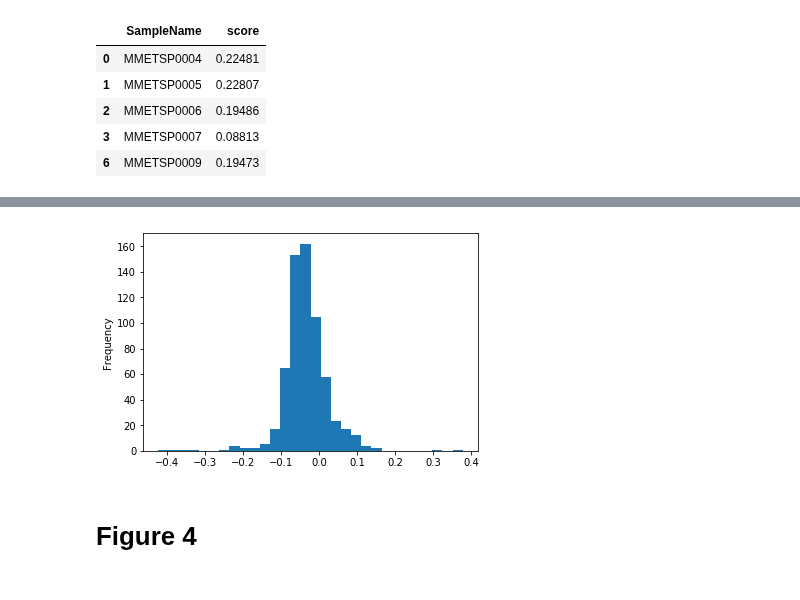
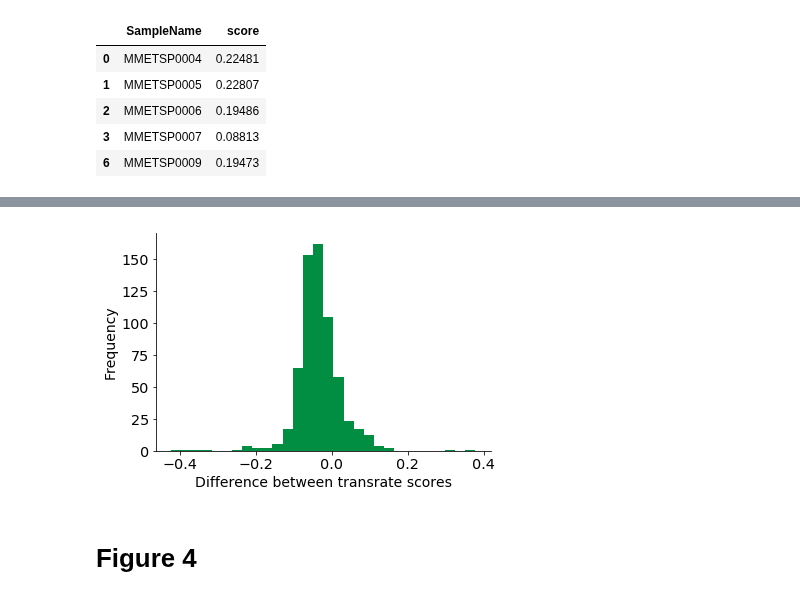
Before and after one commit to johnsolk/MMETSP, a Jupyter notebook: notebooks/GigaScience_Figures_all_evaluation_matrix.ipynb, the cells around one changed output, grey strips where cells are left out. Saved outputs shown, nothing was run; the diff lists cells and outputs as text; code cells hidden in the pictures.

Commit message:
updated paper and figure

```diff
--- a/notebooks/GigaScience_Figures_all_evaluation_matrix.ipynb
+++ b/notebooks/GigaScience_Figures_all_evaluation_matrix.ipynb
@@ -242,12 +242,20 @@ savefig('../paper/transrate_nt.pdf',bbox_inches="tight")
 # %%
+from matplotlib.patches import Ellipse, Polygon
 ncgr_tmp = ncgr_nt_transrate_score.set_index("SampleName")
 dib_tmp = dib_transrate_score.set_index("SampleName")
 diff_tmp = dib_tmp - ncgr_tmp
-diff_tmp.plot(kind='hist', bins=30,legend=False)
+ax = diff_tmp.plot(kind='hist', bins=30,legend=False,color='#018E42')
+ax.set_xlabel("Difference between transrate scores",fontsize=14)
+ax.set_ylabel("Frequency",fontsize=14)
+ax.spines['top'].set_visible(False)
+ax.spines['right'].set_visible(False)
+ax.tick_params(axis= 'both',labelsize='x-large')
+ax.tick_params(axis='x', which='both', top='off')
+#ax.tick_params(axis='y', which='both', right='off')
 savefig('../paper/hist_transrate_diff.pdf',bbox_inches="tight")
 savefig('../paper/hist_transrate_diff.png',bbox_inches="tight")
 # %% [output]
-[figure, old version]
+[figure, new version]
 # %% [markdown]
 # Figure 4
 # %%
```
Also changed, not shown: parts of 2 cells of this notebook, 31 other files.
